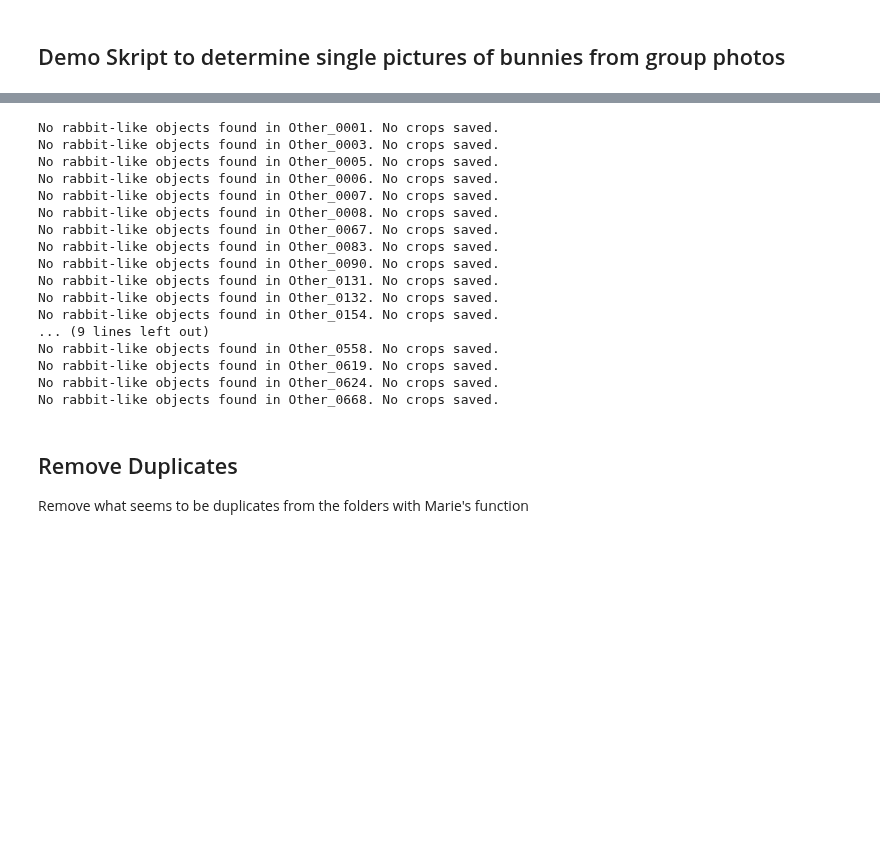
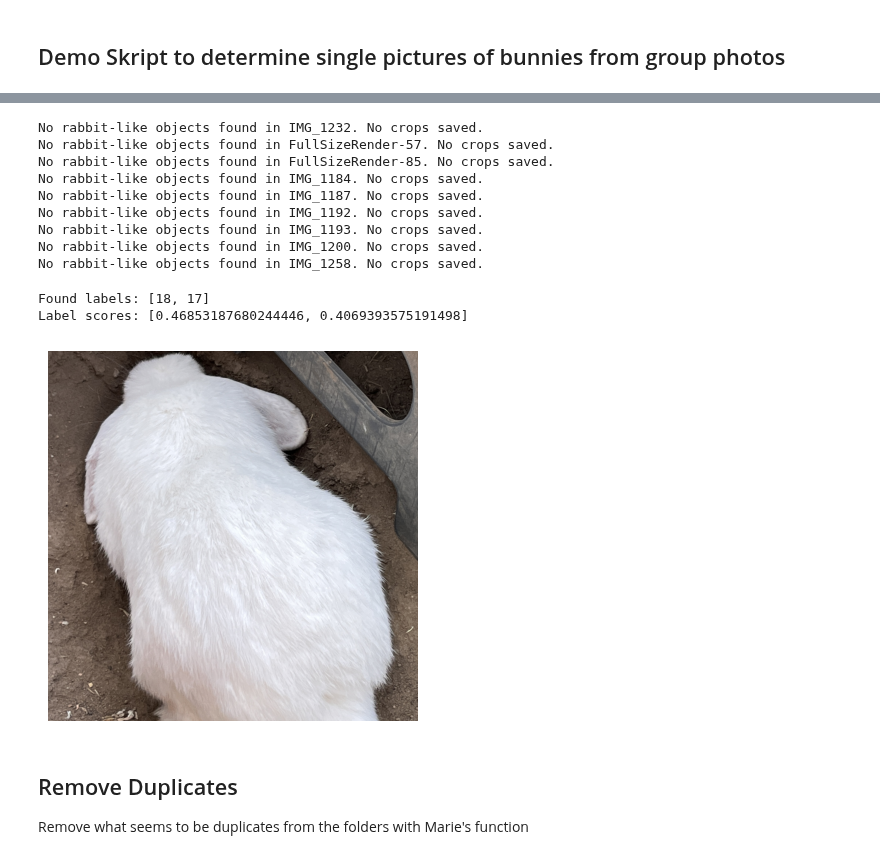
Before and after one commit to lukpausr/HKA_VDKI, a Jupyter notebook: preprocessing/find_rabbit_in_pictures.ipynb, the cells around one changed output, grey strips where cells are left out. Saved outputs shown, nothing was run; the diff lists cells and outputs as text; code cells hidden in the pictures; blank space fills up the shorter version.

Commit message:
minor adjustments to setup and find rabbit

```diff
--- a/preprocessing/find_rabbit_in_pictures.ipynb
+++ b/preprocessing/find_rabbit_in_pictures.ipynb
@@ -133,32 +155,42 @@ def save_rabbit_crops(image_path, target_path, border=10):
 # %%
-pathToBunnies = r"D:\HKA_IMS_Drive\SS25_MSYS_KAER-AI-PoseAct\21_Test_Data\dataset_aufgabe2_raw\other"
-target_path = r"D:\HKA_IMS_Drive\SS25_MSYS_KAER-AI-PoseAct\21_Test_Data\dataset_aufgabe2_cropped_raw\other"  # Directory to save cropped images
-for filename in os.listdir(pathToBunnies):
-    if filename.lower().endswith('.mov'):
-        os.remove(os.path.join(pathToBunnies, filename))
-        continue
-    if not filename.lower().endswith(('.png', '.jpg', '.jpeg')):  # Check for image files
-        continue
-    file_path = os.path.join(pathToBunnies, filename)
-    save_rabbit_crops(file_path, target_path, border=30)
+base_pathToBunnies = r'F:\Users\Mika\Documents\Studium_HKA\Semester2\HKA_VDKI\Mika_Data\26062025'
+base_target_path = r'F:\Users\Mika\Documents\Studium_HKA\Semester2\HKA_VDKI\Mika_Data\26062025\_Cropped'  # Directory to save cropped images
+folder_names = ["Apollo", "Helios", "Nyx", "other", "AsterSelene"]
+for folder_name in folder_names:
+    pathToBunnies = os.path.join(base_pathToBunnies, folder_name)
+    target_path = os.path.join(base_target_path, folder_name)
+    for filename in os.listdir(pathToBunnies):
+        if filename.lower().endswith('.mov'):
+            os.remove(os.path.join(pathToBunnies, filename))
+            continue
+        if not filename.lower().endswith(('.png', '.jpg', '.jpeg')):  # Check for image files
+            continue
+        file_path = os.path.join(pathToBunnies, filename)
+        save_rabbit_crops(file_path, target_path, border=30)
 # %% [output]
-No rabbit-like objects found in Other_0001. No crops saved.
-No rabbit-like objects found in Other_0003. No crops saved.
-No rabbit-like objects found in Other_0005. No crops saved.
-No rabbit-like objects found in Other_0006. No crops saved.
-No rabbit-like objects found in Other_0007. No crops saved.
-No rabbit-like objects found in Other_0008. No crops saved.
-No rabbit-like objects found in Other_0067. No crops saved.
-No rabbit-like objects found in Other_0083. No crops saved.
-No rabbit-like objects found in Other_0090. No crops saved.
-No rabbit-like objects found in Other_0131. No crops saved.
-No rabbit-like objects found in Other_0132. No crops saved.
-No rabbit-like objects found in Other_0154. No crops saved.
-... (9 lines left out)
-No rabbit-like objects found in Other_0558. No crops saved.
-No rabbit-like objects found in Other_0619. No crops saved.
-No rabbit-like objects found in Other_0624. No crops saved.
-No rabbit-like objects found in Other_0668. No crops saved.
+No rabbit-like objects found in IMG_1232. No crops saved.
+No rabbit-like objects found in FullSizeRender-57. No crops saved.
+No rabbit-like objects found in FullSizeRender-85. No crops saved.
+No rabbit-like objects found in IMG_1184. No crops saved.
+No rabbit-like objects found in IMG_1187. No crops saved.
+No rabbit-like objects found in IMG_1192. No crops saved.
+No rabbit-like objects found in IMG_1193. No crops saved.
+No rabbit-like objects found in IMG_1200. No crops saved.
+No rabbit-like objects found in IMG_1258. No crops saved.
+# %%
+get_animals(Image.open(r'F:\Users\Mika\Documents\Studium_HKA\Semester2\HKA_VDKI\Mika_Data\26062025\Helios\FullSizeRender-57.jpg').convert("RGB"), 0.4)
+# %% [output]
+Found labels: [18, 17]
+Label scores: [0.46853187680244446, 0.4069393575191498]
+# %%
+images = save_rabbit_crops(r'F:\Users\Mika\Documents\Studium_HKA\Semester2\HKA_VDKI\Mika_Data\26062025\Helios\FullSizeRender-57.jpg')
+
+for img in images:
+    plt.imshow(img)
+    plt.axis('off')
+    plt.show()
+# %% [output]
+[figure, added]
 # %% [markdown]
 ## Remove Duplicates
 Remove what seems to be duplicates from the folders with Marie's function
```
Also changed, not shown: parts of 4 cells of this notebook, 1 other file.
